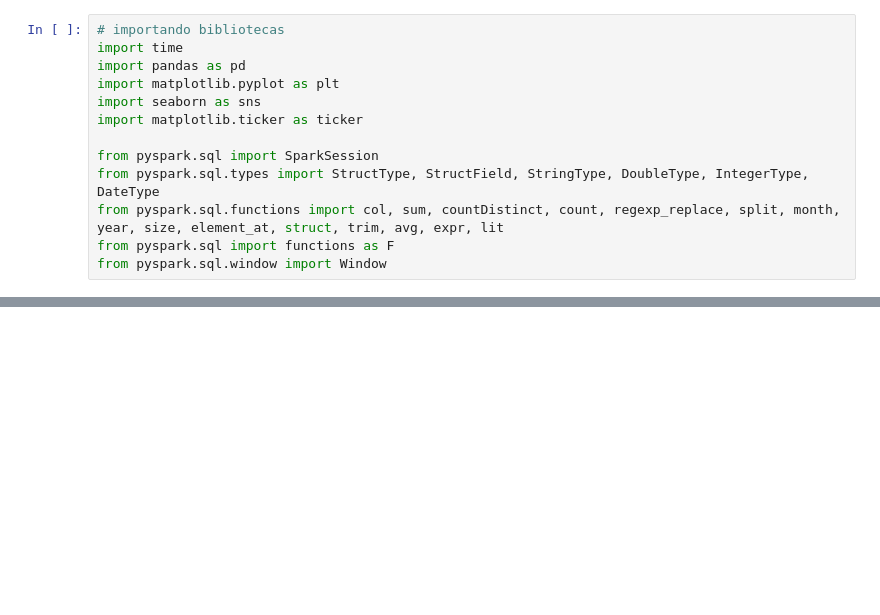
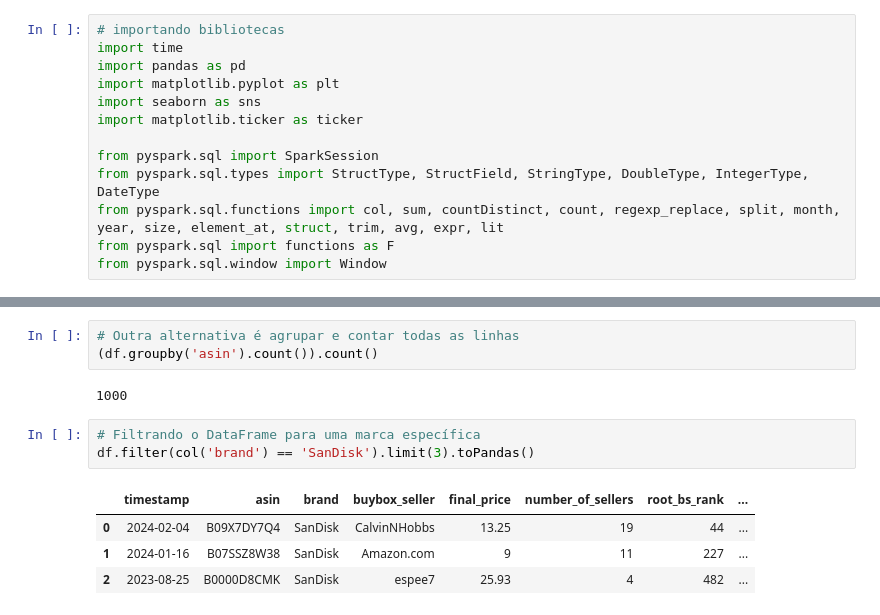
Before and after one commit to caioypaulino/Projet-BigData_Analytics_PySpark, a Jupyter notebook: big_data_analytics.ipynb, the cells around one changed output, grey strips where cells are left out. Drawn from its saved outputs; the diff is of its cells as text; blank space fills up the shorter version.

```diff
--- a/big_data_analytics.ipynb
+++ b/big_data_analytics.ipynb
@@ -53,0 +128,13 @@ StructField("video", StringType(), True),
+# %%
+# Outra alternativa é agrupar e contar todas as linhas
+(df.groupby('asin').count()).count()
+# %% [output]
+1000
+# %%
+# Filtrando o DataFrame para uma marca específica
+df.filter(col('brand') == 'SanDisk').limit(3).toPandas()
+# %% [output]
+|  | timestamp | asin | brand | buybox_seller | final_price | number_of_sellers | root_bs_rank | ... |
+| 0 | 2024-02-04 | B09X7DY7Q4 | SanDisk | CalvinNHobbs | 13.25 | 19 | 44 | ... |
+| 1 | 2024-01-16 | B07SSZ8W38 | SanDisk | Amazon.com | 9 | 11 | 227 | ... |
+| 2 | 2023-08-25 | B0000D8CMK | SanDisk | espee7 | 25.93 | 4 | 482 | ... |
```
Also changed, not shown: parts of 17 cells of this notebook.
